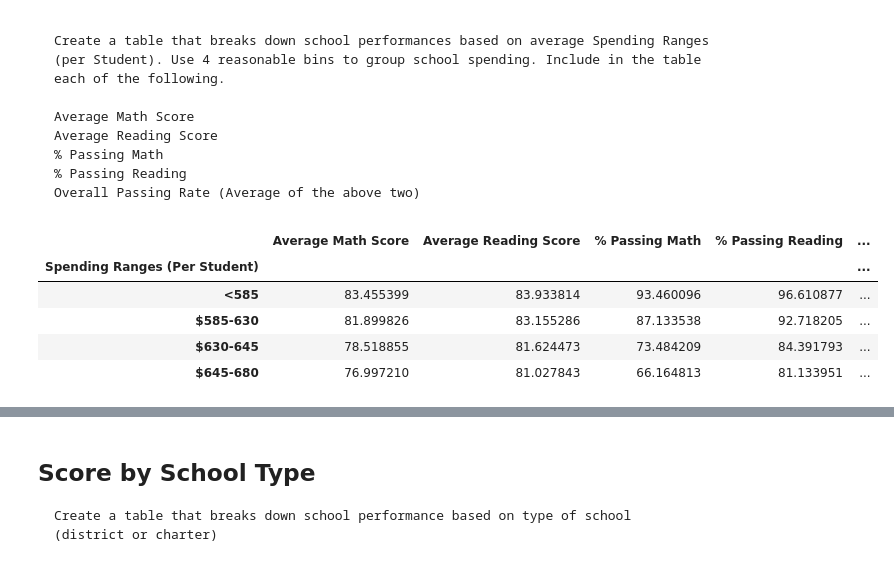
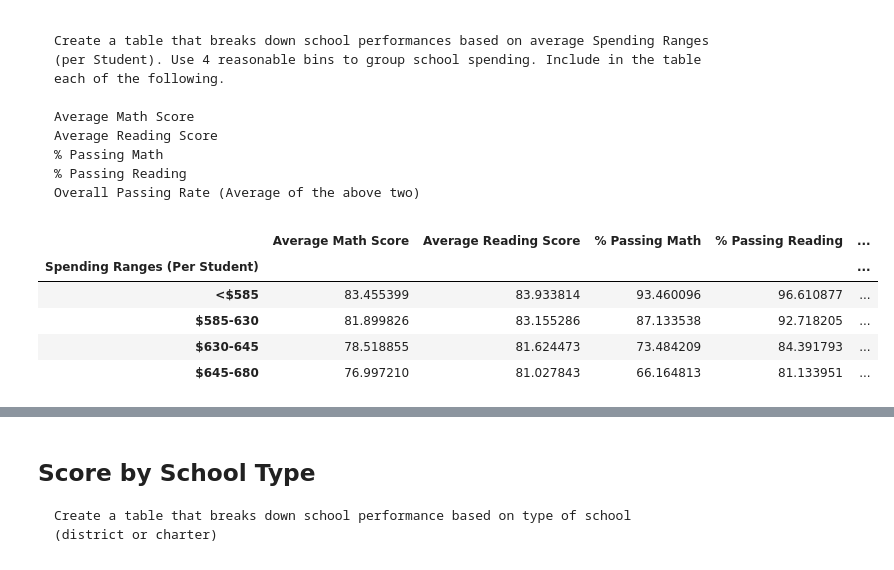
Before and after one commit to huddack20/pandas-challenge, a Jupyter notebook: PyCitySchools/PyCitySchools_ChangWoonJang.ipynb, the cells around one changed output, grey strips where cells are left out. Drawn from its saved outputs; the diff is of its cells as text; code cells hidden in the pictures.

```diff
--- a/PyCitySchools/PyCitySchools_ChangWoonJang.ipynb
+++ b/PyCitySchools/PyCitySchools_ChangWoonJang.ipynb
@@ -291,64 +291,28 @@ df_ReadingScorebyGrade
 # %%
 df_summary = pd.DataFrame(school_summary)
 
-# PSB is just distinct variable for Per Student Budget
-PSB_less585M = df_summary[df_summary['Per Student Budget'] < 585]['Average Math Score'].mean()
-PSB_585_630M = df_summary[(df_summary['Per Student Budget'] >= 585)
-                         & (df_summary['Per Student Budget'] < 630)]['Average Math Score'].mean()
-PSB_630_645M = df_summary[(df_summary['Per Student Budget'] >= 630)
-                         & (df_summary['Per Student Budget'] < 645)]['Average Math Score'].mean()
-PSB_645_680M = df_summary[(df_summary['Per Student Budget'] >= 645)
-                         & (df_summary['Per Student Budget'] < 680)]['Average Math Score'].mean()
+bins = [0, 584.9, 629.9, 644.9, 680.0]
+group_labels = ["<$585", "$585-630", "$630-645", "$645-680"]
 
-PSB_less585R = df_summary[df_summary['Per Student Budget'] < 585]['Average Reading Score'].mean()
-PSB_585_630R = df_summary[(df_summary['Per Student Budget'] >= 585)
-                         & (df_summary['Per Student Budget'] < 630)]['Average Reading Score'].mean()
-PSB_630_645R = df_summary[(df_summary['Per Student Budget'] >= 630)
-                         & (df_summary['Per Student Budget'] < 645)]['Average Reading Score'].mean()
-PSB_645_680R = df_summary[(df_summary['Per Student Budget'] >= 645)
-                         & (df_summary['Per Student Budget'] < 680)]['Average Reading Score'].mean()
+df_summary["Spending Ranges (Per Student)"] = pd.cut(df_summary["Per Student Budget"], bins, labels = group_labels)
 
-PSB_less585PM = df_summary[df_summary['Per Student Budget'] < 585]['% Passing Math'].mean()
-PSB_585_630PM = df_summary[(df_summary['Per Student Budget'] >= 585)
-                         & (df_summary['Per Student Budget'] < 630)]['% Passing Math'].mean()
-PSB_630_645PM = df_summary[(df_summary['Per Student Budget'] >= 630)
-                         & (df_summary['Per Student Budget'] < 645)]['% Passing Math'].mean()
-PSB_645_680PM = df_summary[(df_summary['Per Student Budget'] >= 645)
-                         & (df_summary['Per Student Budget'] < 680)]['% Passing Math'].mean()
+Avg_Math_Score_Series = df_summary.groupby('Spending Ranges (Per Student)')['Average Math Score'].mean()
+Avg_Reading_Score_Series = df_summary.groupby('Spending Ranges (Per Student)')['Average Reading Score'].mean()
+Percentage_Passing_Math_Series = df_summary.groupby('Spending Ranges (Per Student)')['% Passing Math'].mean()
+Percentage_Passing_Reading_Series = df_summary.groupby('Spending Ranges (Per Student)')['% Passing Reading'].mean()
+Percentage_Passing_Overall_Series = df_summary.groupby('Spending Ranges (Per Student)')['% Overall Passing'].mean()
 
-PSB_less585PR = df_summary[df_summary['Per Student Budget'] < 585]['% Passing Reading'].mean()
-PSB_585_630PR = df_summary[(df_summary['Per Student Budget'] >= 585)
-                         & (df_summary['Per Student Budget'] < 630)]['% Passing Reading'].mean()
-PSB_630_645PR = df_summary[(df_summary['Per Student Budget'] >= 630)
-                         & (df_summary['Per Student Budget'] < 645)]['% Passing Reading'].mean()
-PSB_645_680PR = df_summary[(df_summary['Per Student Budget'] >= 645)
-                         & (df_summary['Per Student Budget'] < 680)]['% Passing Reading'].mean()
-
-PSB_less585PO = df_summary[df_summary['Per Student Budget'] < 585]['% Overall Passing'].mean()
-PSB_585_630PO = df_summary[(df_summary['Per Student Budget'] >= 585)
-                         & (df_summary['Per Student Budget'] < 630)]['% Overall Passing'].mean()
-PSB_630_645PO = df_summary[(df_summary['Per Student Budget'] >= 630)
-                         & (df_summary['Per Student Budget'] < 645)]['% Overall Passing'].mean()
-PSB_645_680PO = df_summary[(df_summary['Per Student Budget'] >= 645)
-                         & (df_summary['Per Student Budget'] < 680)]['% Overall Passing'].mean()
-
-ScorebySpending = {
-                   "Average Math Score": [PSB_less585M, PSB_585_630M, PSB_630_645M, PSB_645_680M],
-                   "Average Reading Score": [PSB_less585R, PSB_585_630R, PSB_630_645R, PSB_645_680R],
-                   "% Passing Math": [PSB_less585PM, PSB_585_630PM, PSB_630_645PM, PSB_645_680PM],
-                   "% Passing Reading": [PSB_less585PR, PSB_585_630PR, PSB_630_645PR, PSB_645_680PR],
-                   "% Overall Passing": [PSB_less585PO, PSB_585_630PO, PSB_630_645PO, PSB_645_680PO]
-                  }
-
-df_ScorebySpending = pd.DataFrame(ScorebySpending, index=['<585', '$585-630', '$630-645', '$645-680'])
-index = df_ScorebySpending.index
-index.name = "Spending Ranges (Per Student)"
+df_ScorebySpending = pd.DataFrame({"Average Math Score": Avg_Math_Score_Series,
+                                   "Average Reading Score": Avg_Reading_Score_Series,
+                                   "% Passing Math": Percentage_Passing_Math_Series,
+                                   "% Passing Reading": Percentage_Passing_Reading_Series,
+                                   "% Passing Overall": Percentage_Passing_Overall_Series})
 
 df_ScorebySpending
 # %% [output]
 |  | Average Math Score | Average Reading Score | % Passing Math | % Passing Reading | ... |
 | Spending Ranges (Per Student) |  |  |  |  | ... |
-| <585 | 83.455399 | 83.933814 | 93.460096 | 96.610877 | ... |
+| <$585 | 83.455399 | 83.933814 | 93.460096 | 96.610877 | ... |
 | $585-630 | 81.899826 | 83.155286 | 87.133538 | 92.718205 | ... |
 | $630-645 | 78.518855 | 81.624473 | 73.484209 | 84.391793 | ... |
 | $645-680 | 76.997210 | 81.027843 | 66.164813 | 81.133951 | ... |
```
Also changed, not shown: parts of 1 cell of this notebook.
